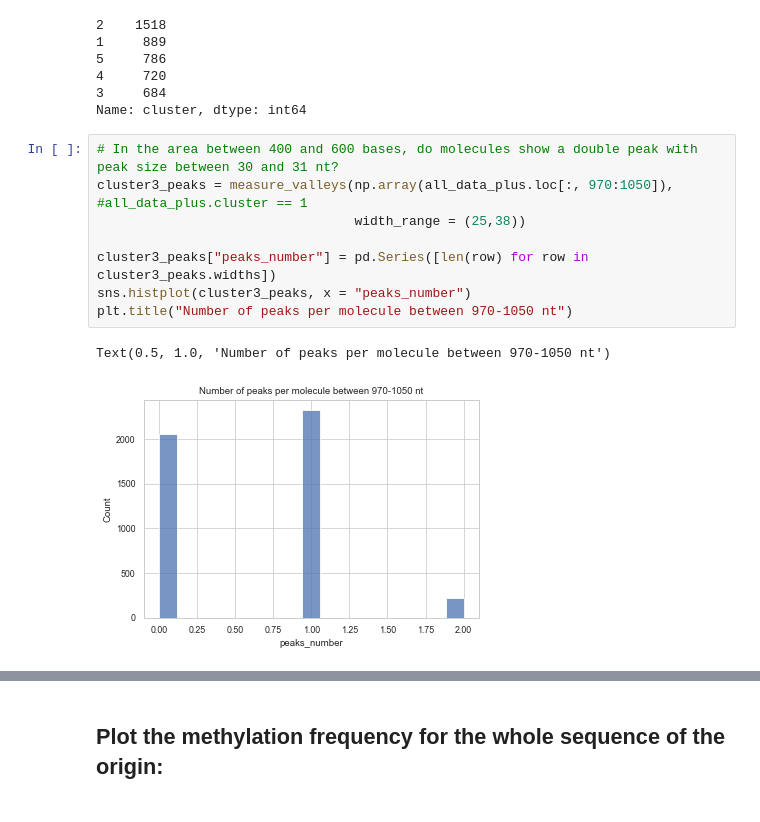
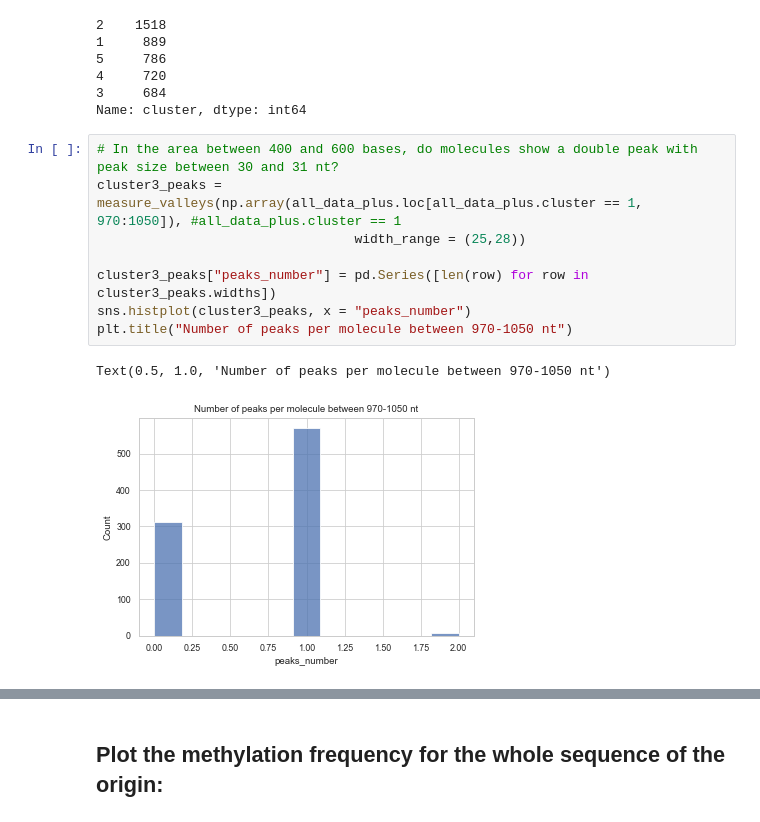
Before and after one commit to KarolineHoller/nanopore_methylation, a Jupyter notebook: methylation_analysis_20220502_ARS315.ipynb, the cells around one changed output, grey strips where cells are left out. Drawn from its saved outputs; the diff is of its cells as text.

```diff
--- a/methylation_analysis_20220502_ARS315.ipynb
+++ b/methylation_analysis_20220502_ARS315.ipynb
@@ -1816,12 +1816,12 @@ all_data_plus.cluster.value_counts()
 Name: cluster, dtype: int64
 # %%
 # In the area between 400 and 600 bases, do molecules show a double peak with peak size between 30 and 31 nt?
-cluster3_peaks = measure_valleys(np.array(all_data_plus.loc[:, 970:1050]), #all_data_plus.cluster == 1
-                                 width_range = (25,38))
+cluster3_peaks = measure_valleys(np.array(all_data_plus.loc[all_data_plus.cluster == 1, 970:1050]), #all_data_plus.cluster == 1
+                                 width_range = (25,28))
 
 cluster3_peaks["peaks_number"] = pd.Series([len(row) for row in cluster3_peaks.widths])
 sns.histplot(cluster3_peaks, x = "peaks_number")
 plt.title("Number of peaks per molecule between 970-1050 nt")
 # %% [output]
 Text(0.5, 1.0, 'Number of peaks per molecule between 970-1050 nt')
-[figure, old version]
+[figure, new version]
```
Also changed, not shown: parts of 1 cell of this notebook, 5 other files.
